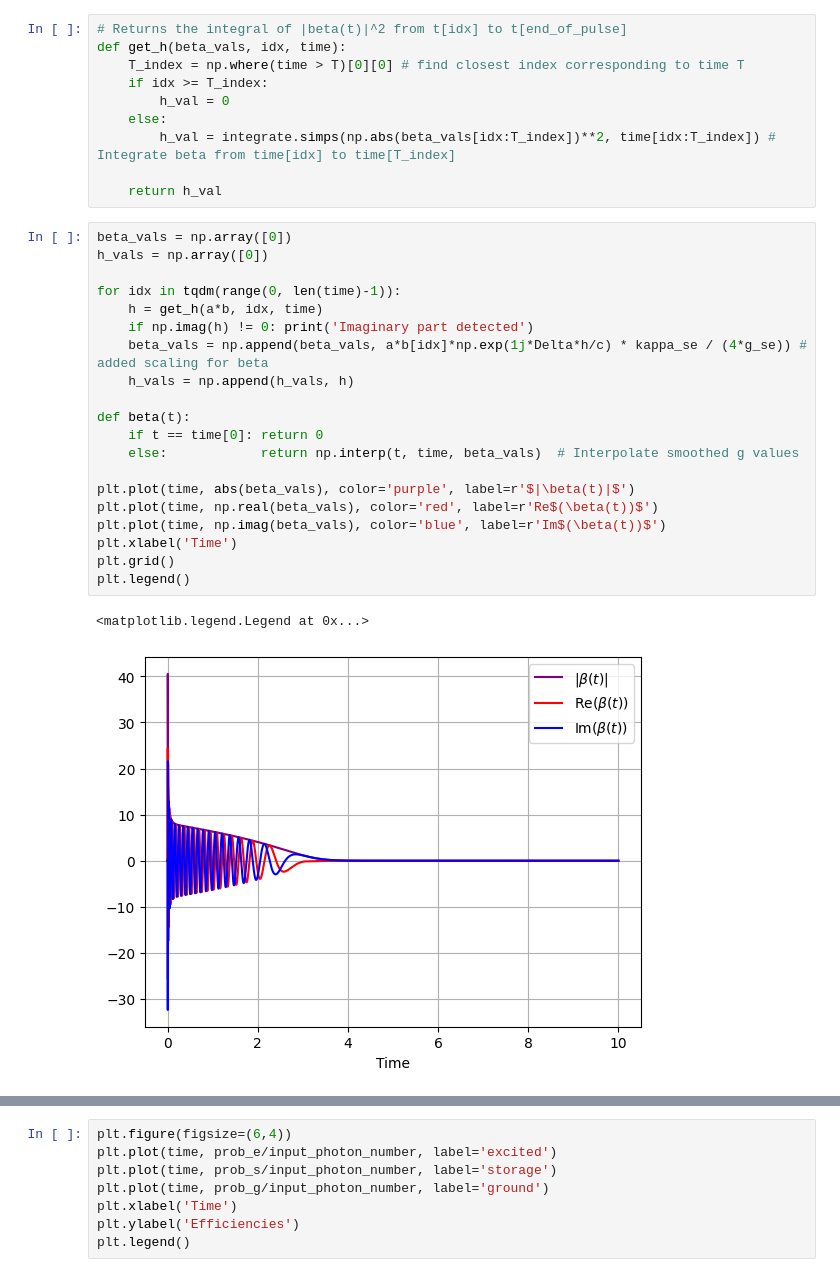
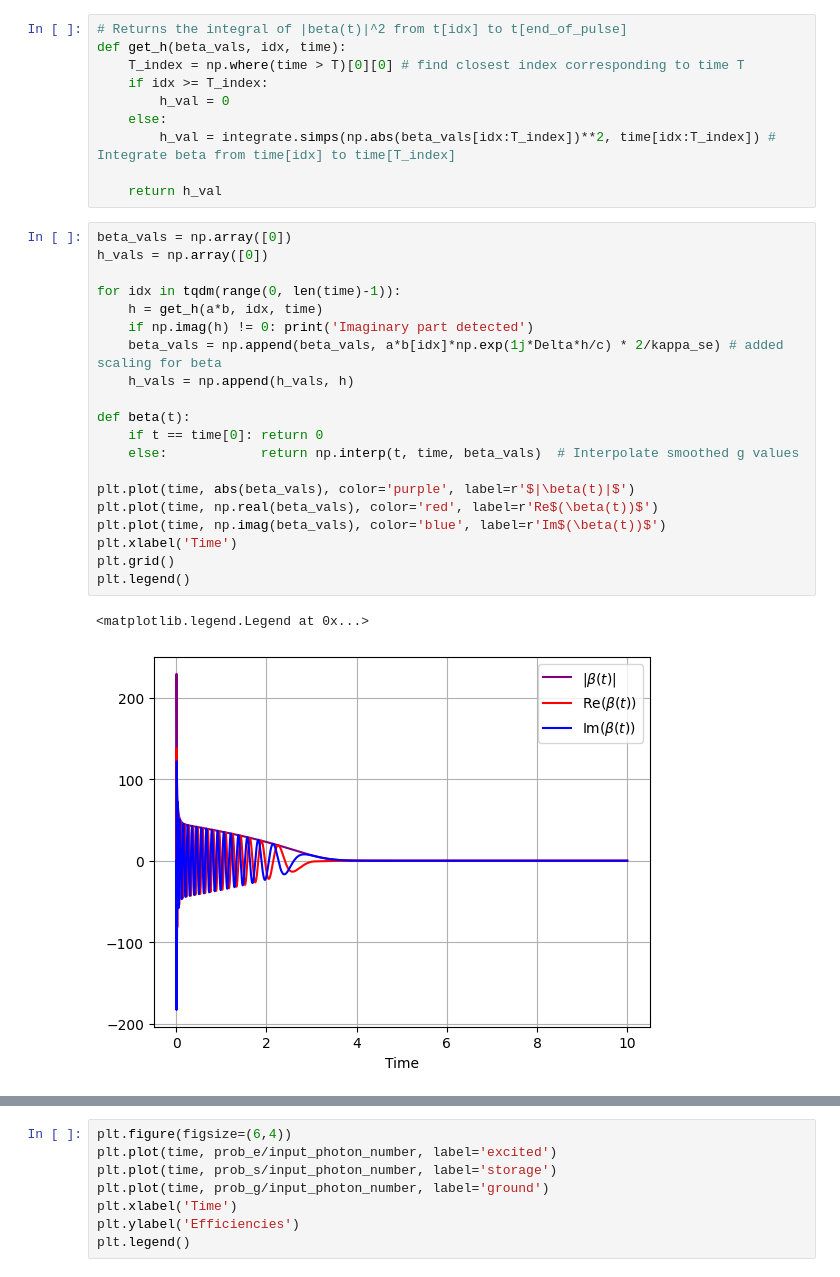
Before and after one commit to brianac687/rbq, a Jupyter notebook: 3LS/three_level_cavity.ipynb, the cells around one changed output, grey strips where cells are left out. Saved outputs shown, nothing was run; the diff lists cells and outputs as text.

```diff
--- a/3LS/three_level_cavity.ipynb
+++ b/3LS/three_level_cavity.ipynb
@@ -212,26 +215,26 @@ def get_h(beta_vals, idx, time):
 # %%
 beta_vals = np.array([0])
 h_vals = np.array([0])
 
 for idx in tqdm(range(0, len(time)-1)):
     h = get_h(a*b, idx, time)
     if np.imag(h) != 0: print('Imaginary part detected')
-    beta_vals = np.append(beta_vals, a*b[idx]*np.exp(1j*Delta*h/c) * kappa_se / (4*g_se)) # added scaling for beta
+    beta_vals = np.append(beta_vals, a*b[idx]*np.exp(1j*Delta*h/c) * 2/kappa_se) # added scaling for beta
     h_vals = np.append(h_vals, h)
 
 def beta(t):
     if t == time[0]: return 0
     else:            return np.interp(t, time, beta_vals)  # Interpolate smoothed g values
 
 plt.plot(time, abs(beta_vals), color='purple', label=r'$|\beta(t)|$')
 plt.plot(time, np.real(beta_vals), color='red', label=r'Re$(\beta(t))$')
 plt.plot(time, np.imag(beta_vals), color='blue', label=r'Im$(\beta(t))$')
 plt.xlabel('Time')
 plt.grid()
 plt.legend()
 # %% [output]
 <matplotlib.legend.Legend at 0x...>
-[figure, old version]
+[figure, new version]
 # %% [markdown]
 ## Hamiltonian
 
```
Also changed, not shown: parts of 10 cells of this notebook, 4 other files.
